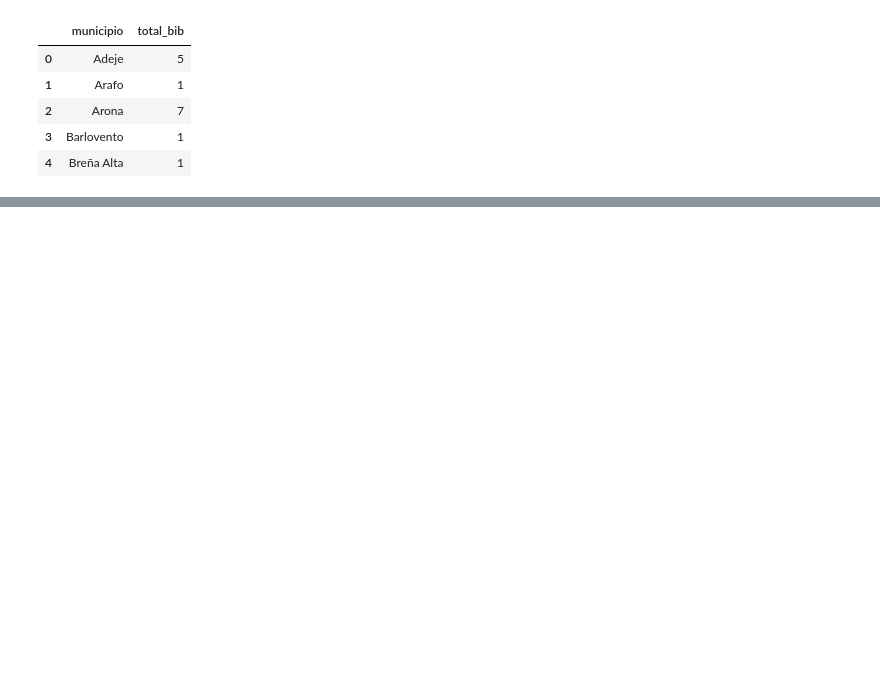
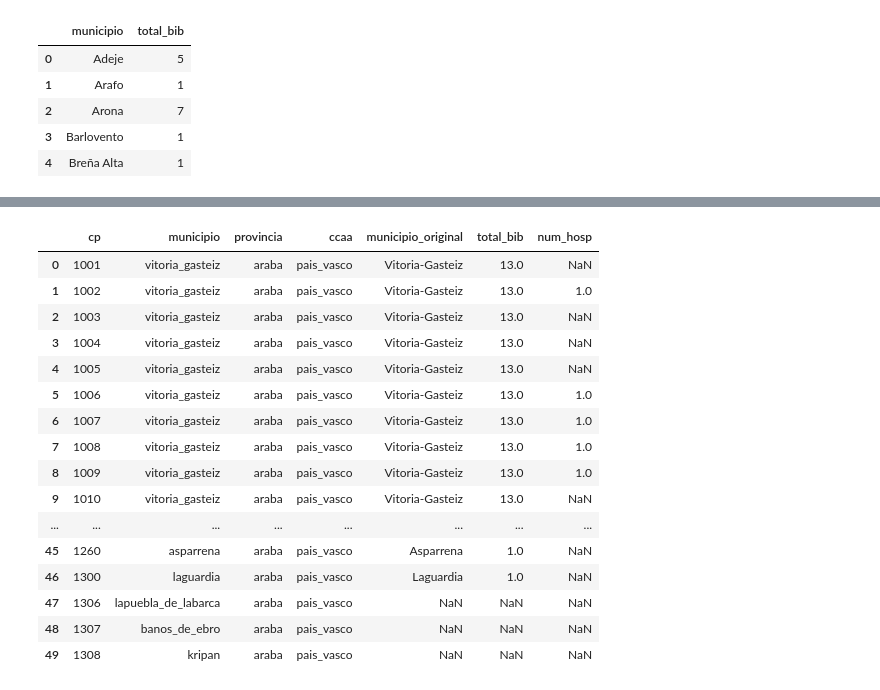
Before and after one commit to patcalsi/Exodus_urbano, a Jupyter notebook: data/patri/union_ficheros.ipynb, the cells around one changed output, grey strips where cells are left out. Drawn from its saved outputs; the diff is of its cells as text; code cells hidden in the pictures; blank space fills up the shorter version.

Commit message:
mejorado fichero union

```diff
--- a/data/patri/union_ficheros.ipynb
+++ b/data/patri/union_ficheros.ipynb
@@ -66,4 +70,4 @@ bibliotecas.head()
 | 3 | Barlovento | 1 | barlovento |
 | 4 | Breña Alta | 1 | brena_alta |
 # %%
-hospitales = pd.read_csv("sociedad_sanidad_hospitales_2019.csv", sep='\t', encoding='latin1')
+hospitales = pd.read_csv("sociedad_sanidad_hospitales_2019_limpio.csv", index_col=0)
@@ -91,5 +74,3 @@ hospitales.head(50)
-# %%
-hospitales['municipio_limpio'] = hospitales['MUNICIPIOS'].apply(doClean)
 # %%
 hospitales.head()
 # %% [output]
@@ -102,0 +85,2 @@ hospitales.head()
+# %%
+union = pd.merge(maestro_municipios, bibliotecas, left_on='municipio', right_on='municipio', how='left')
@@ -102,0 +107,22 @@ hospitales.head()
+# %%
+union = pd.merge(union, hospitales, left_on='cp', right_on='cp', how='left')
+# %%
+union.head(50)
+# %% [output]
+|  | cp | municipio | provincia | ccaa | municipio_original | total_bib | num_hosp |
+| 0 | 1001 | vitoria_gasteiz | araba | pais_vasco | Vitoria-Gasteiz | 13.0 | NaN |
+| 1 | 1002 | vitoria_gasteiz | araba | pais_vasco | Vitoria-Gasteiz | 13.0 | 1.0 |
+| 2 | 1003 | vitoria_gasteiz | araba | pais_vasco | Vitoria-Gasteiz | 13.0 | NaN |
+| 3 | 1004 | vitoria_gasteiz | araba | pais_vasco | Vitoria-Gasteiz | 13.0 | NaN |
+| 4 | 1005 | vitoria_gasteiz | araba | pais_vasco | Vitoria-Gasteiz | 13.0 | NaN |
+| 5 | 1006 | vitoria_gasteiz | araba | pais_vasco | Vitoria-Gasteiz | 13.0 | 1.0 |
+| 6 | 1007 | vitoria_gasteiz | araba | pais_vasco | Vitoria-Gasteiz | 13.0 | 1.0 |
+| 7 | 1008 | vitoria_gasteiz | araba | pais_vasco | Vitoria-Gasteiz | 13.0 | 1.0 |
+| 8 | 1009 | vitoria_gasteiz | araba | pais_vasco | Vitoria-Gasteiz | 13.0 | 1.0 |
+| 9 | 1010 | vitoria_gasteiz | araba | pais_vasco | Vitoria-Gasteiz | 13.0 | NaN |
+| ... | ... | ... | ... | ... | ... | ... | ... |
+| 45 | 1260 | asparrena | araba | pais_vasco | Asparrena | 1.0 | NaN |
+| 46 | 1300 | laguardia | araba | pais_vasco | Laguardia | 1.0 | NaN |
+| 47 | 1306 | lapuebla_de_labarca | araba | pais_vasco | NaN | NaN | NaN |
+| 48 | 1307 | banos_de_ebro | araba | pais_vasco | NaN | NaN | NaN |
+| 49 | 1308 | kripan | araba | pais_vasco | NaN | NaN | NaN |
```
Also changed, not shown: parts of 7 cells of this notebook, 4 other files.
